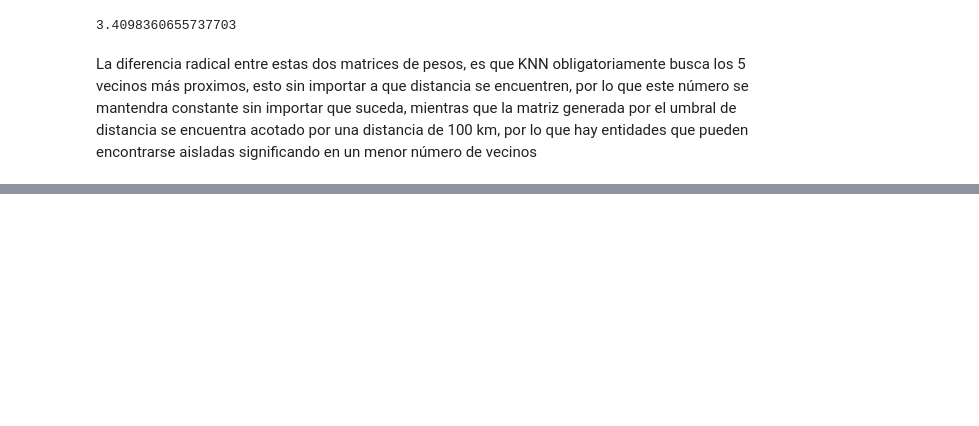
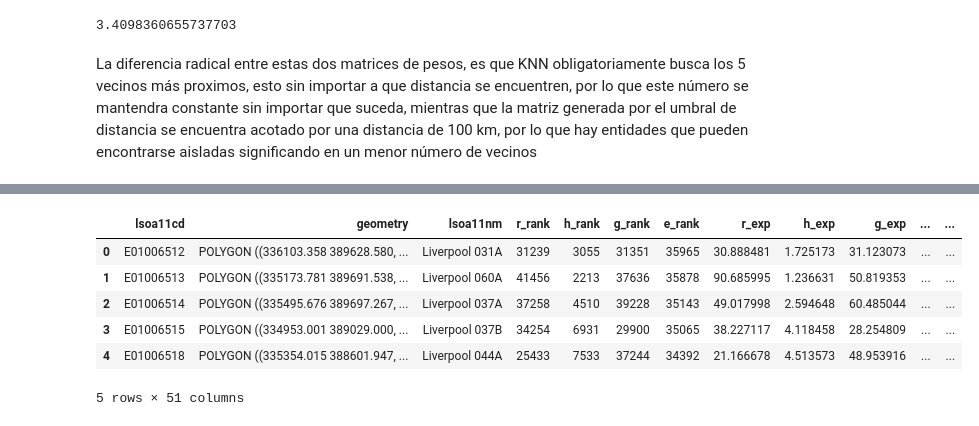
Before and after one commit to AlonsoCortes/A-course-on-Geographic-Data-Science, a Jupyter notebook: Do it yourself/04_Spatial weights.ipynb, the cells around one changed output, grey strips where cells are left out. Cells and saved outputs as stored; diff of their text form; code cells hidden in the pictures; blank space fills up the shorter version.

```diff
--- a/Do it yourself/04_Spatial weights.ipynb
+++ b/Do it yourself/04_Spatial weights.ipynb
@@ -242,0 +335,10 @@ nyc.loc[nyc['cartodb_id'] == 142]
+# %%
+ahah.head()
+# %% [output]
+|  | lsoa11cd | geometry | lsoa11nm | r_rank | h_rank | g_rank | e_rank | r_exp | h_exp | g_exp | ... | ... |
+| 0 | E01006512 | POLYGON ((336103.358 389628.580, ... | Liverpool 031A | 31239 | 3055 | 31351 | 35965 | 30.888481 | 1.725173 | 31.123073 | ... | ... |
+| 1 | E01006513 | POLYGON ((335173.781 389691.538, ... | Liverpool 060A | 41456 | 2213 | 37636 | 35878 | 90.685995 | 1.236631 | 50.819353 | ... | ... |
+| 2 | E01006514 | POLYGON ((335495.676 389697.267, ... | Liverpool 037A | 37258 | 4510 | 39228 | 35143 | 49.017998 | 2.594648 | 60.485044 | ... | ... |
+| 3 | E01006515 | POLYGON ((334953.001 389029.000, ... | Liverpool 037B | 34254 | 6931 | 29900 | 35065 | 38.227117 | 4.118458 | 28.254809 | ... | ... |
+| 4 | E01006518 | POLYGON ((335354.015 388601.947, ... | Liverpool 044A | 25433 | 7533 | 37244 | 34392 | 21.166678 | 4.513573 | 48.953916 | ... | ... |
+5 rows × 51 columns
```
Also changed, not shown: parts of 11 cells of this notebook.
